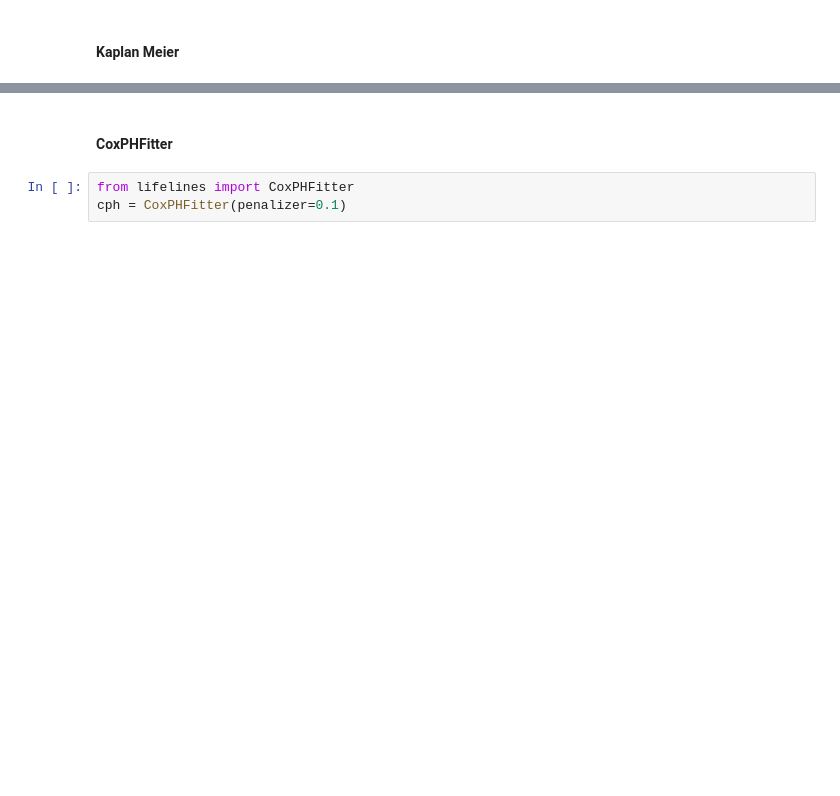
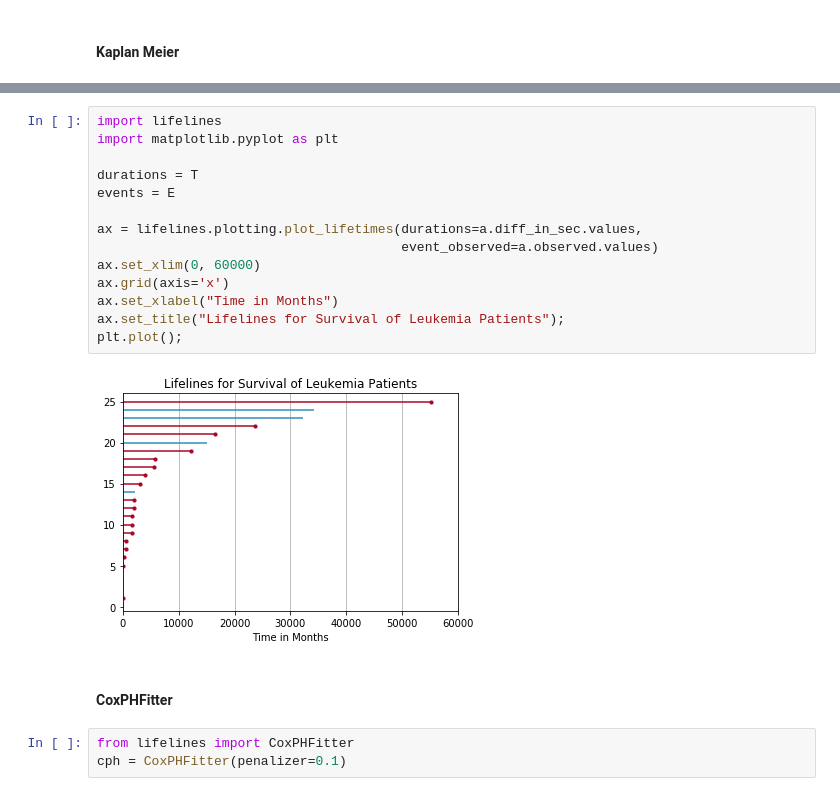
Before and after one commit to rozanecm/7506_tp2_1c2019, a Jupyter notebook: notebooks/My nb by mr.ipynb, the cells around one changed output, grey strips where cells are left out. Drawn from its saved outputs; the diff is of its cells as text; blank space fills up the shorter version.

```diff
--- a/notebooks/My nb by mr.ipynb
+++ b/notebooks/My nb by mr.ipynb
@@ -309,3 +531,19 @@ kmf.plot_cumulative_density();
+# %%
+import lifelines
+import matplotlib.pyplot as plt
+
+durations = T
+events = E
+
+ax = lifelines.plotting.plot_lifetimes(durations=a.diff_in_sec.values,
+                                       event_observed=a.observed.values)
+ax.set_xlim(0, 60000)
+ax.grid(axis='x')
+ax.set_xlabel("Time in Months")
+ax.set_title("Lifelines for Survival of Leukemia Patients");
+plt.plot();
+# %% [output]
+[figure, added]
 # %% [markdown]
 #### CoxPHFitter
 # %%
```
Also changed, not shown: parts of 64 cells of this notebook, 4 other files.
